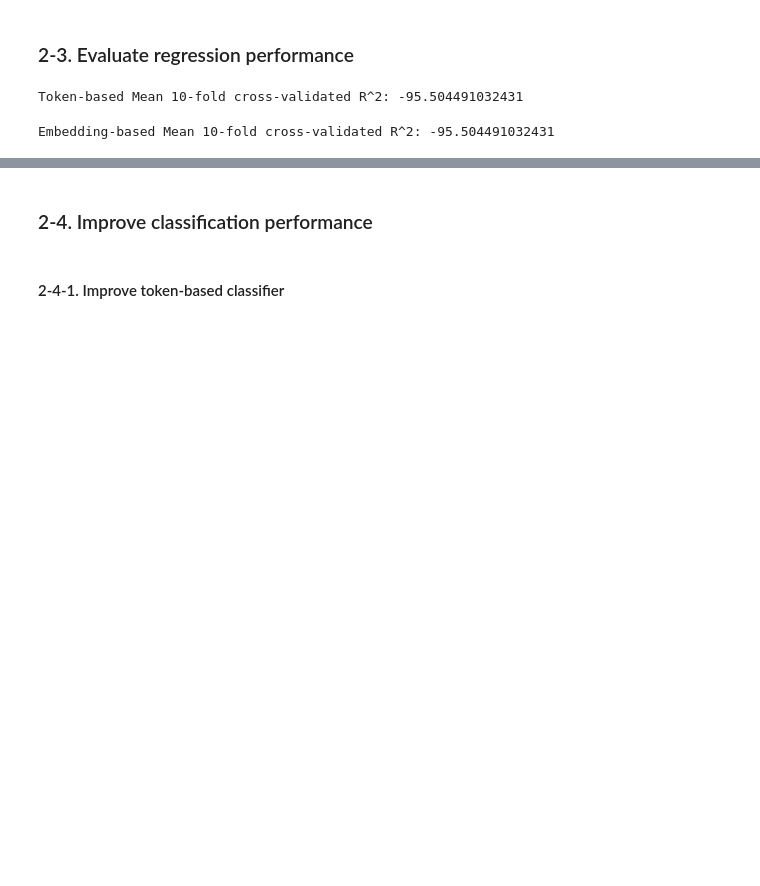
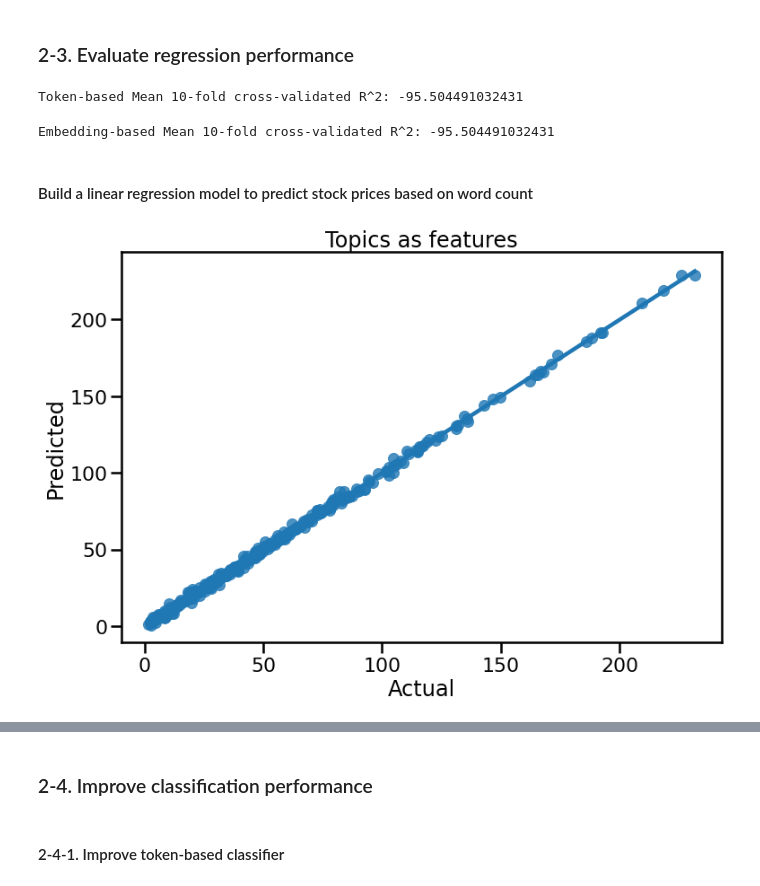
Before and after one commit to annsway/NLP, a Jupyter notebook: Final-Project.ipynb, the cells around one changed output, grey strips where cells are left out. Saved outputs shown, nothing was run; the diff lists cells and outputs as text; code cells hidden in the pictures; blank space fills up the shorter version.

```diff
--- a/Final-Project.ipynb
+++ b/Final-Project.ipynb
@@ -995,3 +1149,18 @@ print("Embedding-based Mean 10-fold cross-validated R^2:",
       np.mean(cross_val_score(LinearRegression(), X_embedding, y_binary, scoring='r2', cv=10)))
 # %% [output]
 Embedding-based Mean 10-fold cross-validated R^2: -95.504491032431
+# %% [markdown]
+#### Build a linear regression model to predict stock prices based on word count
+# %%
+predictor = LinearRegression().fit(X_embedding, df.price)
+y_pred = predictor.predict(X_embedding)
+# %%
+# Plot
+fig,ax = plt.subplots(figsize=(12,8))
+sns.regplot(x=df.price, y=y_pred, scatter_kws={'alpha':0.8})
+plt.xlabel("Actual")
+plt.ylabel("Predicted")
+plt.title("Topics as features")
+plt.show()
+# %% [output]
+[figure, added]
```
Also changed, not shown: parts of 66 cells of this notebook, 5 other files.
